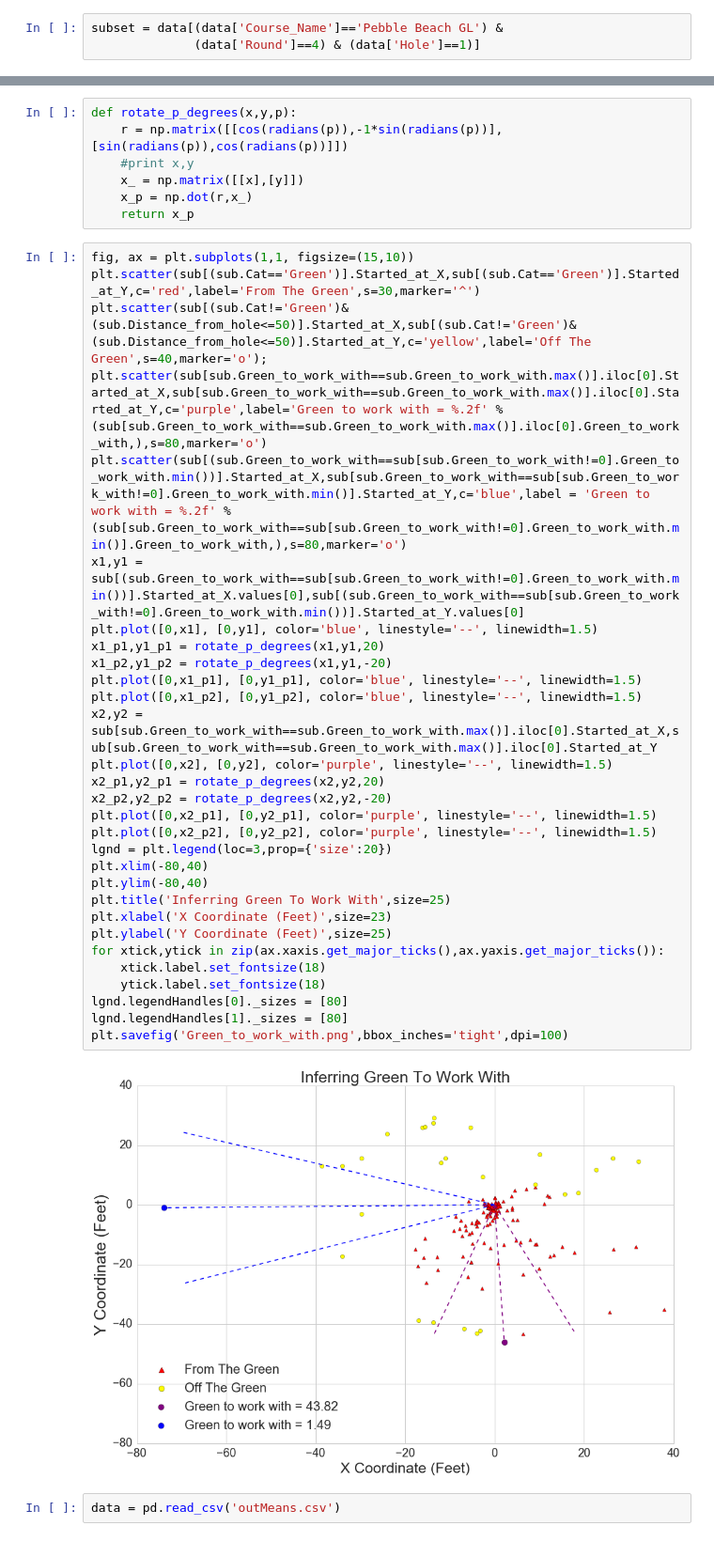
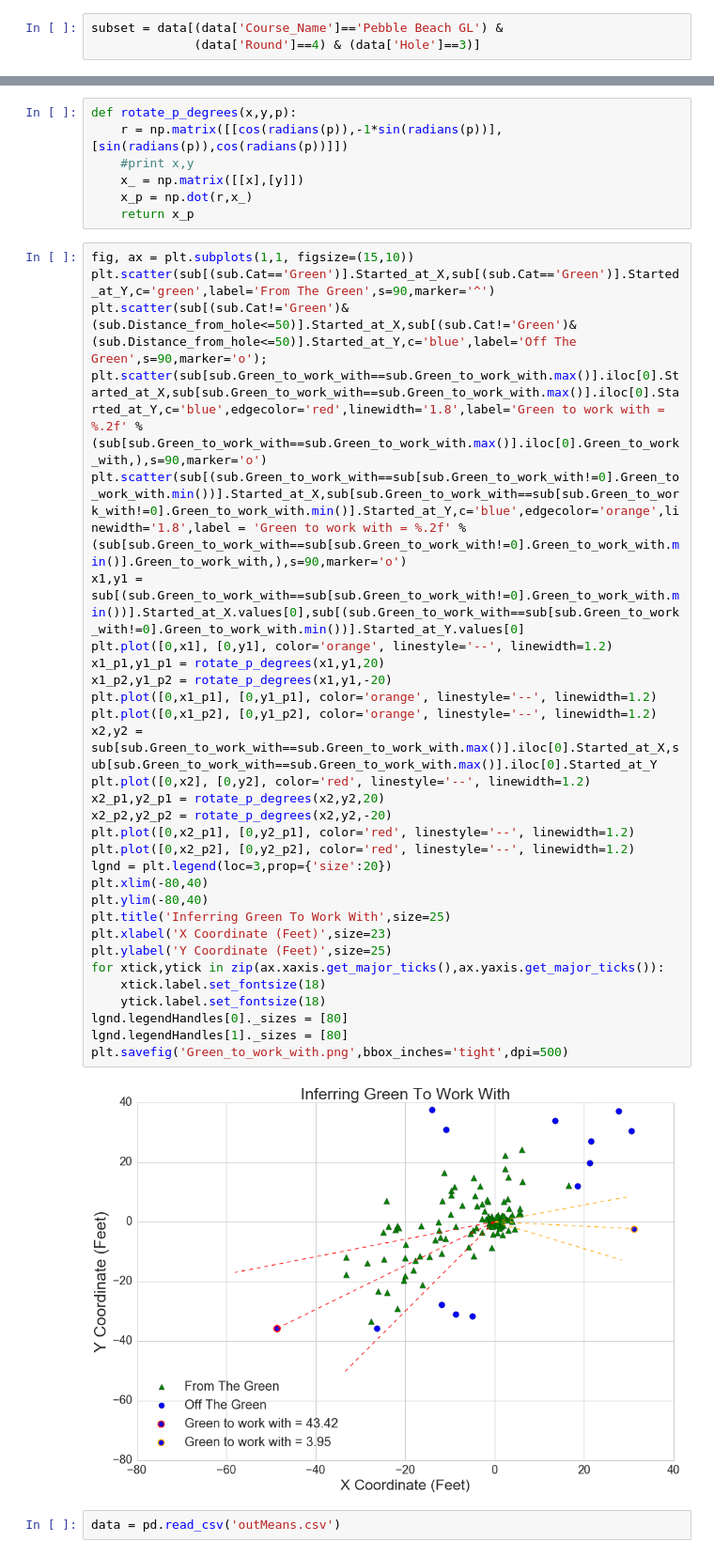
Before and after one commit to adamwlev/StrokesGained2, a Jupyter notebook: PaperStuff/Visualization.ipynb, the cells around one changed output, grey strips where cells are left out. Shown at 94% size. Cells and saved outputs as stored; diff of their text form.

```diff
--- a/PaperStuff/Visualization.ipynb
+++ b/PaperStuff/Visualization.ipynb
@@ -282,7 +282,7 @@ import pandas as pd
 data = pd.read_csv('./../data/2006.csv')
 # %%
 subset = data[(data['Course_Name']=='Pebble Beach GL') &
-              (data['Round']==4) & (data['Hole']==1)]
+              (data['Round']==4) & (data['Hole']==3)]
 # %%
 def convert_cats(cat,dist):
     if cat in ['Green Side Bunker','Fairway Bunker']:
@@ -371,36 +371,36 @@ def rotate_p_degrees(x,y,p):
     return x_p
 # %%
 fig, ax = plt.subplots(1,1, figsize=(15,10))
-plt.scatter(sub[(sub.Cat=='Green')].Started_at_X,sub[(sub.Cat=='Green')].Started_at_Y,c='red',label='From The Green',s=30,marker='^')
-plt.scatter(sub[(sub.Cat!='Green')&(sub.Distance_from_hole<=50)].Started_at_X,sub[(sub.Cat!='Green')&(sub.Distance_from_hole<=50)].Started_at_Y,c='yellow',label='Off The Green',s=40,marker='o');
-plt.scatter(sub[sub.Green_to_work_with==sub.Green_to_work_with.max()].iloc[0].Started_at_X,sub[sub.Green_to_work_with==sub.Green_to_work_with.max()].iloc[0].Started_at_Y,c='purple',label='Green to work with = %.2f' % (sub[sub.Green_to_work_with==sub.Green_to_work_with.max()].iloc[0].Green_to_work_with,),s=80,marker='o')
-plt.scatter(sub[(sub.Green_to_work_with==sub[sub.Green_to_work_with!=0].Green_to_work_with.min())].Started_at_X,sub[sub.Green_to_work_with==sub[sub.Green_to_work_with!=0].Green_to_work_with.min()].Started_at_Y,c='blue',label = 'Green to work with = %.2f' % (sub[sub.Green_to_work_with==sub[sub.Green_to_work_with!=0].Green_to_work_with.min()].Green_to_work_with,),s=80,marker='o')
+plt.scatter(sub[(sub.Cat=='Green')].Started_at_X,sub[(sub.Cat=='Green')].Started_at_Y,c='green',label='From The Green',s=90,marker='^')
+plt.scatter(sub[(sub.Cat!='Green')&(sub.Distance_from_hole<=50)].Started_at_X,sub[(sub.Cat!='Green')&(sub.Distance_from_hole<=50)].Started_at_Y,c='blue',label='Off The Green',s=90,marker='o');
+plt.scatter(sub[sub.Green_to_work_with==sub.Green_to_work_with.max()].iloc[0].Started_at_X,sub[sub.Green_to_work_with==sub.Green_to_work_with.max()].iloc[0].Started_at_Y,c='blue',edgecolor='red',linewidth='1.8',label='Green to work with = %.2f' % (sub[sub.Green_to_work_with==sub.Green_to_work_with.max()].iloc[0].Green_to_work_with,),s=90,marker='o')
+plt.scatter(sub[(sub.Green_to_work_with==sub[sub.Green_to_work_with!=0].Green_to_work_with.min())].Started_at_X,sub[sub.Green_to_work_with==sub[sub.Green_to_work_with!=0].Green_to_work_with.min()].Started_at_Y,c='blue',edgecolor='orange',linewidth='1.8',label = 'Green to work with = %.2f' % (sub[sub.Green_to_work_with==sub[sub.Green_to_work_with!=0].Green_to_work_with.min()].Green_to_work_with,),s=90,marker='o')
 x1,y1 = sub[(sub.Green_to_work_with==sub[sub.Green_to_work_with!=0].Green_to_work_with.min())].Started_at_X.values[0],sub[(sub.Green_to_work_with==sub[sub.Green_to_work_with!=0].Green_to_work_with.min())].Started_at_Y.values[0]
-plt.plot([0,x1], [0,y1], color='blue', linestyle='--', linewidth=1.5)
+plt.plot([0,x1], [0,y1], color='orange', linestyle='--', linewidth=1.2)
 x1_p1,y1_p1 = rotate_p_degrees(x1,y1,20)
 x1_p2,y1_p2 = rotate_p_degrees(x1,y1,-20)
-plt.plot([0,x1_p1], [0,y1_p1], color='blue', linestyle='--', linewidth=1.5)
-plt.plot([0,x1_p2], [0,y1_p2], color='blue', linestyle='--', linewidth=1.5)
+plt.plot([0,x1_p1], [0,y1_p1], color='orange', linestyle='--', linewidth=1.2)
+plt.plot([0,x1_p2], [0,y1_p2], color='orange', linestyle='--', linewidth=1.2)
 x2,y2 = sub[sub.Green_to_work_with==sub.Green_to_work_with.max()].iloc[0].Started_at_X,sub[sub.Green_to_work_with==sub.Green_to_work_with.max()].iloc[0].Started_at_Y
-plt.plot([0,x2], [0,y2], color='purple', linestyle='--', linewidth=1.5)
+plt.plot([0,x2], [0,y2], color='red', linestyle='--', linewidth=1.2)
 x2_p1,y2_p1 = rotate_p_degrees(x2,y2,20)
 x2_p2,y2_p2 = rotate_p_degrees(x2,y2,-20)
-plt.plot([0,x2_p1], [0,y2_p1], color='purple', linestyle='--', linewidth=1.5)
-plt.plot([0,x2_p2], [0,y2_p2], color='purple', linestyle='--', linewidth=1.5)
+plt.plot([0,x2_p1], [0,y2_p1], color='red', linestyle='--', linewidth=1.2)
+plt.plot([0,x2_p2], [0,y2_p2], color='red', linestyle='--', linewidth=1.2)
 lgnd = plt.legend(loc=3,prop={'size':20})
 plt.xlim(-80,40)
 plt.ylim(-80,40)
 plt.title('Inferring Green To Work With',size=25)
 plt.xlabel('X Coordinate (Feet)',size=23)
 plt.ylabel('Y Coordinate (Feet)',size=25)
 for xtick,ytick in zip(ax.xaxis.get_major_ticks(),ax.yaxis.get_major_ticks()):
     xtick.label.set_fontsize(18)
     ytick.label.set_fontsize(18)
 lgnd.legendHandles[0]._sizes = [80]
 lgnd.legendHandles[1]._sizes = [80]
-plt.savefig('Green_to_work_with.png',bbox_inches='tight',dpi=100)
+plt.savefig('Green_to_work_with.png',bbox_inches='tight',dpi=500)
 # %% [output]
-[figure, old version]
+[figure, new version]
 # %%
 data = pd.read_csv('outMeans.csv')
 # %%
```
Also changed, not shown: 2 other files.
